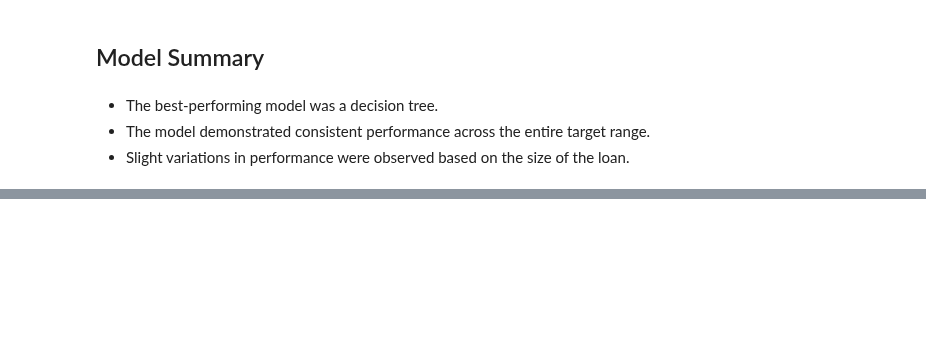
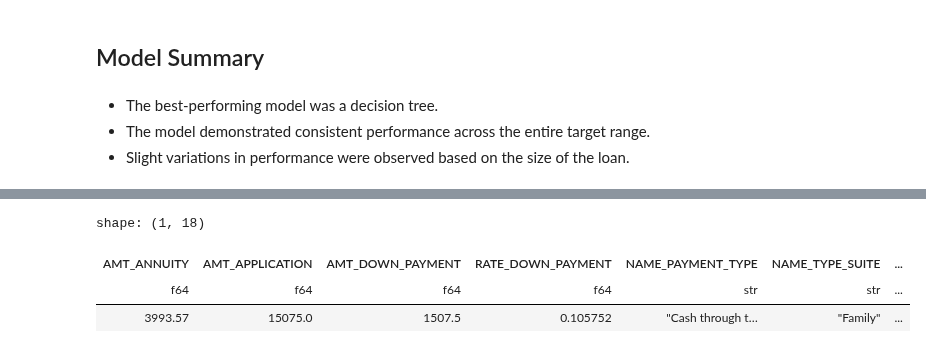
Before and after one commit to gediminas-skvarnavicius/home-credit-group-ml, a Jupyter notebook: model_3_consumer_loan_fee.ipynb, the cells around one changed output, grey strips where cells are left out. Saved outputs shown, nothing was run; the diff lists cells and outputs as text; code cells hidden in the pictures; blank space fills up the shorter version.

```diff
--- a/model_3_consumer_loan_fee.ipynb
+++ b/model_3_consumer_loan_fee.ipynb
@@ -427,0 +484,7 @@ Shap value analysis unveiled the most valuable features for the model, highlight
+# %%
+X_train.drop_nulls()[0].write_json()
+# %% [output]
+shape: (1, 18)
+| AMT_ANNUITY | AMT_APPLICATION | AMT_DOWN_PAYMENT | RATE_DOWN_PAYMENT | NAME_PAYMENT_TYPE | NAME_TYPE_SUITE | ... |
+| f64 | f64 | f64 | f64 | str | str | ... |
+| 3993.57 | 15075.0 | 1507.5 | 0.105752 | "Cash through t… | "Family" | ... |
```
Also changed, not shown: parts of 14 cells of this notebook, 17 other files.
